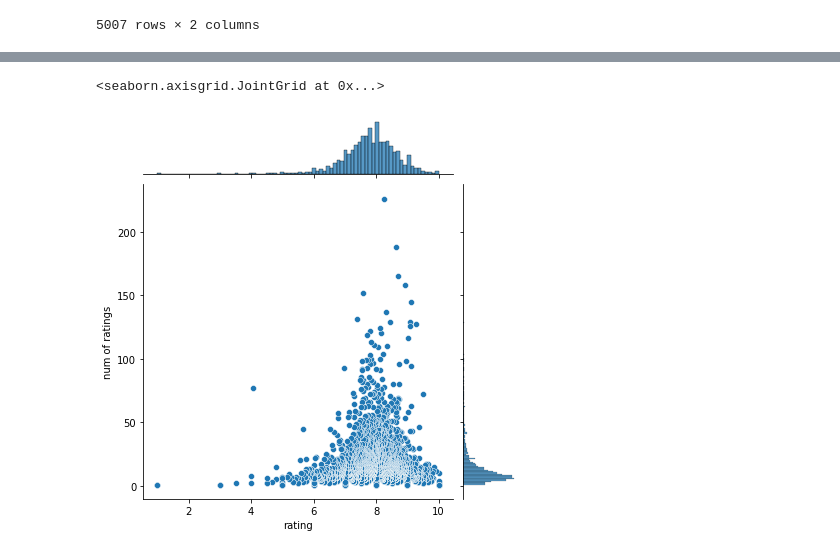
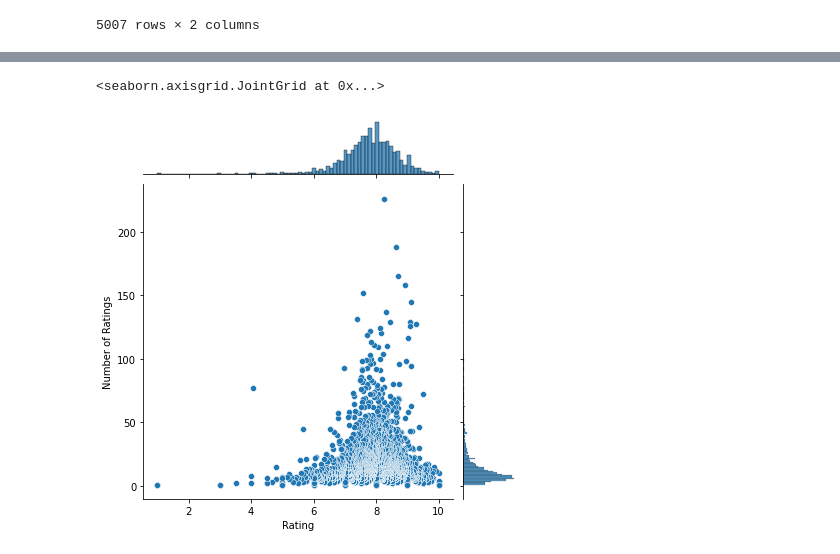
Before and after one commit to patpiet/Basic-Books-Reccommender, a Jupyter notebook: data_eda.ipynb, the cells around one changed output, grey strips where cells are left out. Drawn from its saved outputs; the diff is of its cells as text; code cells hidden in the pictures.

```diff
--- a/data_eda.ipynb
+++ b/data_eda.ipynb
@@ -45,8 +56,10 @@ sns.histplot(ratings, x='rating', bins=10)
 # %%
-sns.jointplot(x='rating', y='num of ratings', data=ratings)
+h = sns.jointplot(x='rating', y='num of ratings', data=ratings)
+
+h.set_axis_labels('Rating', 'Number of Ratings', fontsize=10)
 # %% [output]
 <seaborn.axisgrid.JointGrid at 0x...>
-[figure, old version]
+[figure, new version]
 # %%
 ratings[ratings['num of ratings'] > 40].sort_values(by='rating', ascending=False)
 # %% [output]
```
Also changed, not shown: parts of 9 cells of this notebook, 4 other files.
